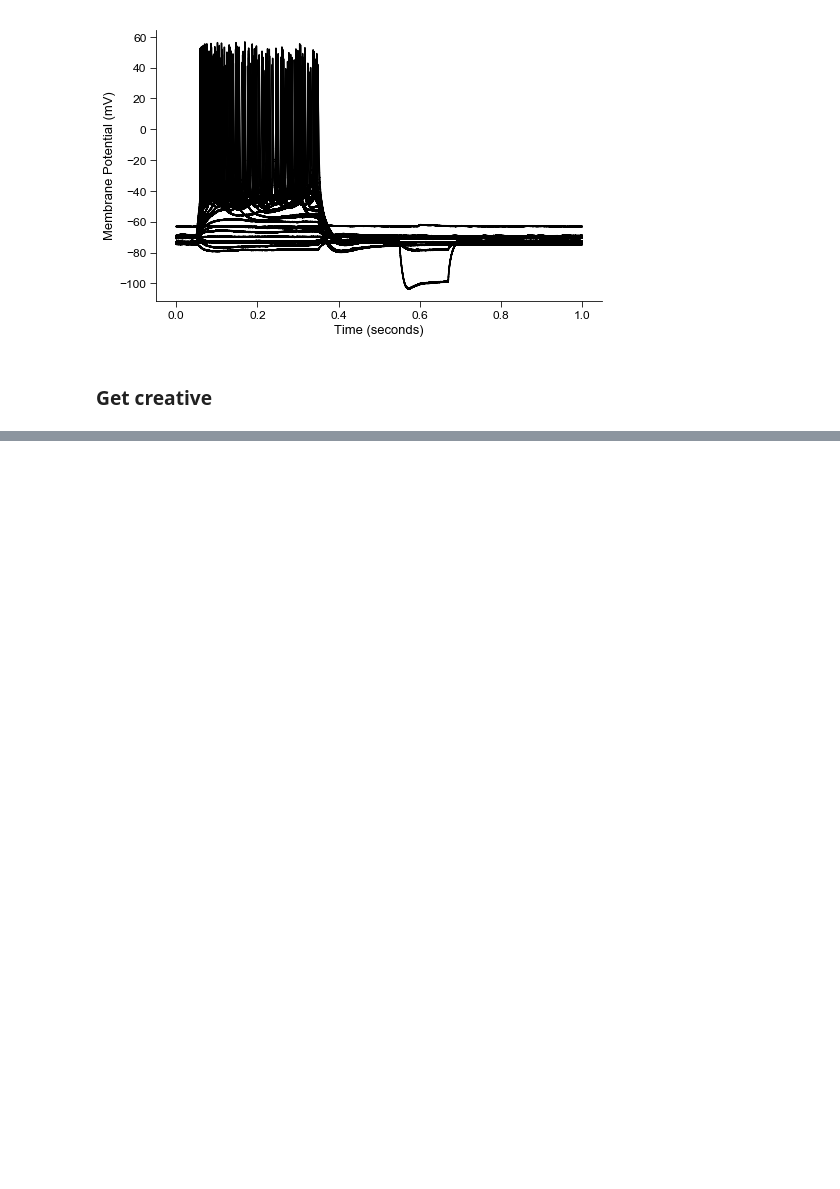
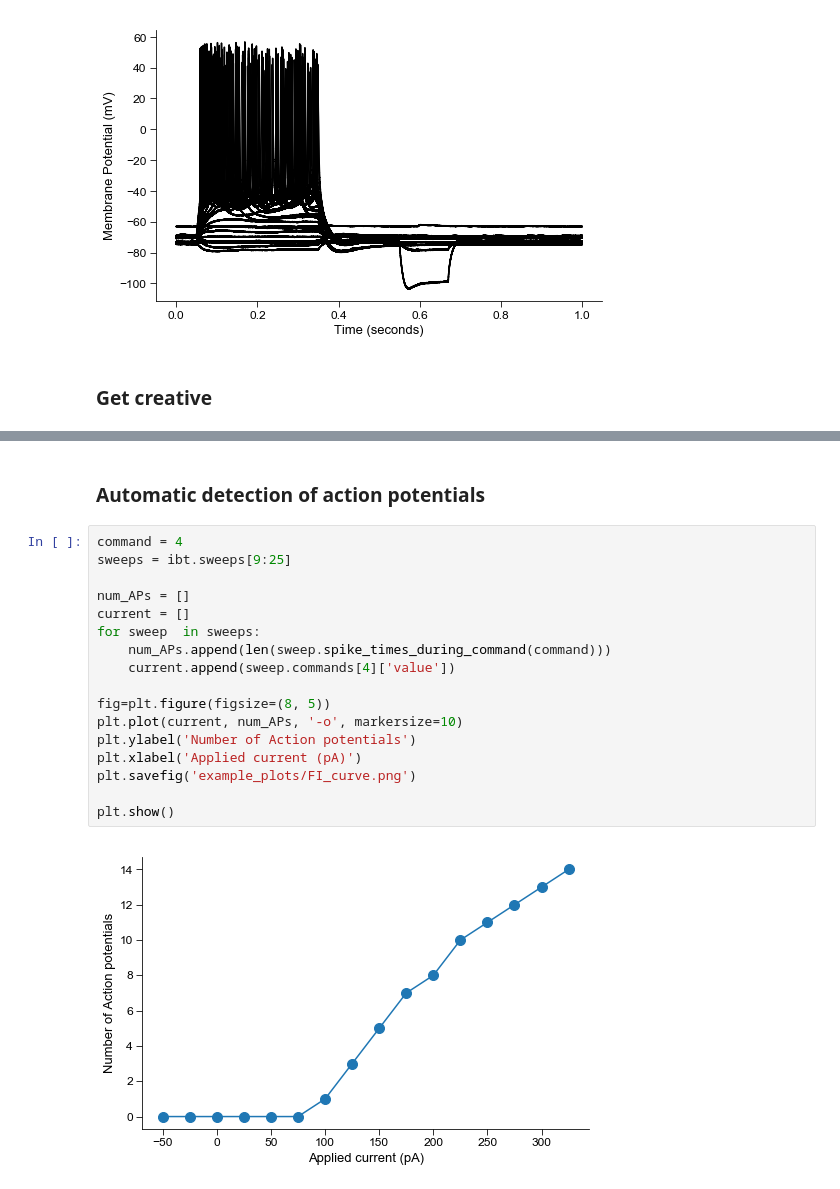
Before and after one commit to pspratt/pyibt, a Jupyter notebook: docs/examples/pyibt_demo.ipynb, the cells around one changed output, grey strips where cells are left out. Saved outputs shown, nothing was run; the diff lists cells and outputs as text; blank space fills up the shorter version.

```diff
--- a/docs/examples/pyibt_demo.ipynb
+++ b/docs/examples/pyibt_demo.ipynb
@@ -108,0 +110,21 @@ plt.savefig('example_plots/fancy_FI_curve.png')
+# %% [markdown]
+### Automatic detection of action potentials
+# %%
+command = 4
+sweeps = ibt.sweeps[9:25]
+
+num_APs = []
+current = []
+for sweep  in sweeps:
+    num_APs.append(len(sweep.spike_times_during_command(command)))
+    current.append(sweep.commands[4]['value'])
+
+fig=plt.figure(figsize=(8, 5))
+plt.plot(current, num_APs, '-o', markersize=10)
+plt.ylabel('Number of Action potentials')
+plt.xlabel('Applied current (pA)')
+plt.savefig('example_plots/FI_curve.png')
+
+plt.show()
+# %% [output]
+[figure, added]
```
Also changed, not shown: parts of 7 cells of this notebook, 4 other files.
